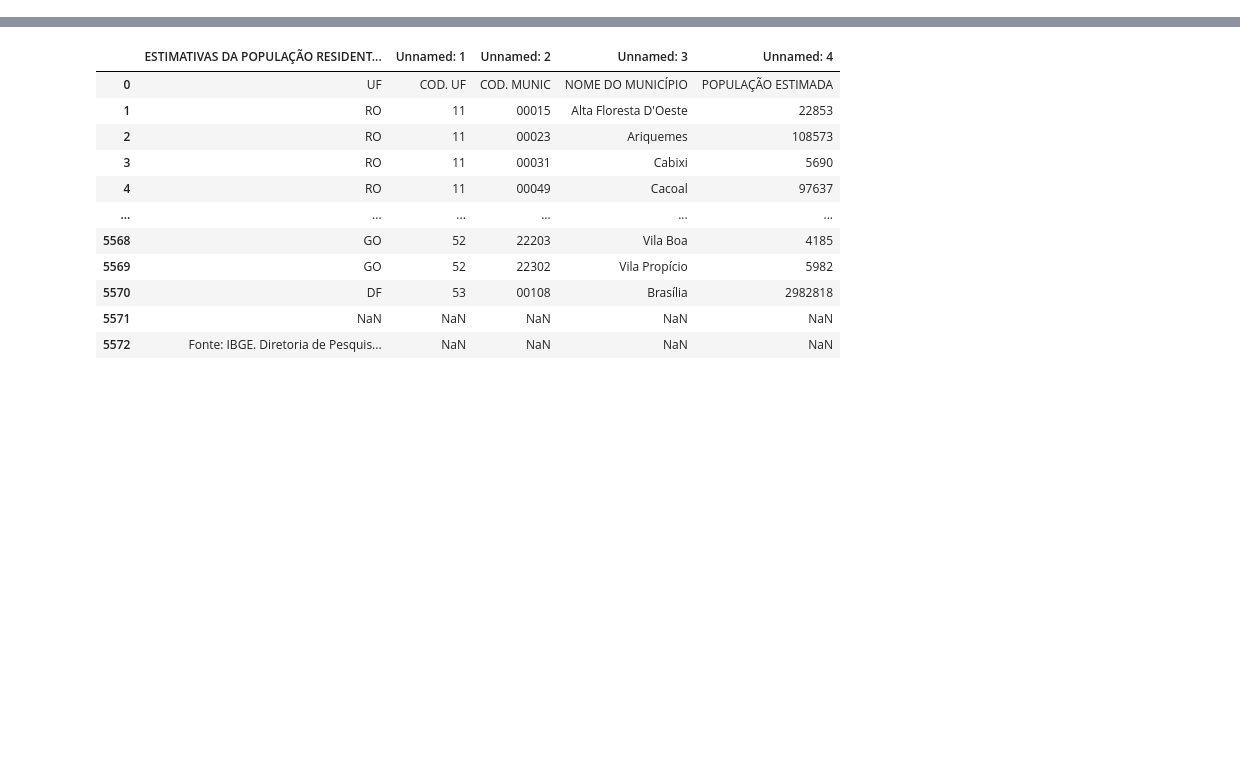
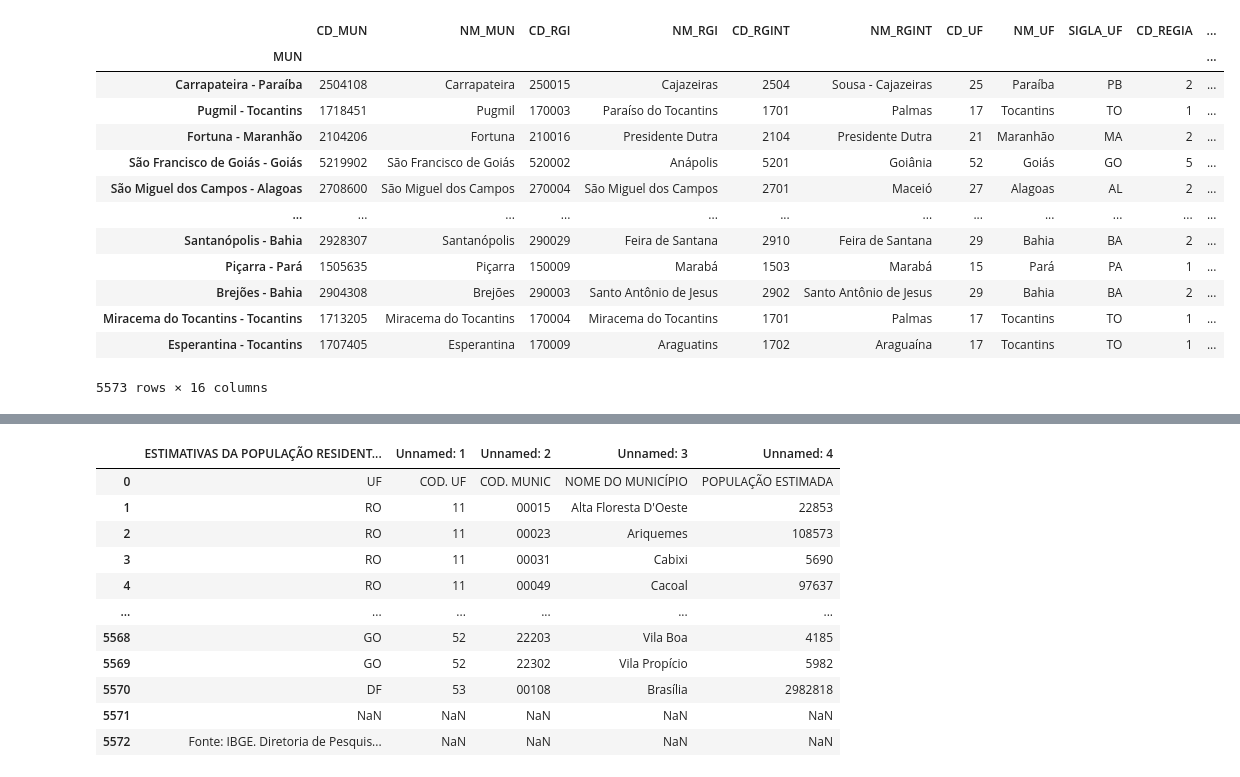
Before and after one commit to ViniAS/TCC, a Jupyter notebook: graph.ipynb, the cells around one changed output, grey strips where cells are left out. Cells and saved outputs as stored; diff of their text form; code cells hidden in the pictures; blank space fills up the shorter version.

```diff
--- a/graph.ipynb
+++ b/graph.ipynb
@@ -5,2 +11,23 @@ from src.transform_data import get_city_name
+# %%
+mapa = gpd.read_file("/home/vinicius/Documents/GitHub/TCC/data/BR_Municipios_2024/BR_Municipios_2024.shp")
+# %%
+mapa['MUN'] = mapa['NM_MUN'].astype(str) + ' - ' + mapa['NM_UF']
+mapa.set_index('MUN', inplace=True)
+mapa
+# %% [output]
+|  | CD_MUN | NM_MUN | CD_RGI | NM_RGI | CD_RGINT | NM_RGINT | CD_UF | NM_UF | SIGLA_UF | CD_REGIA | ... |
+| MUN |  |  |  |  |  |  |  |  |  |  | ... |
+| Carrapateira - Paraíba | 2504108 | Carrapateira | 250015 | Cajazeiras | 2504 | Sousa - Cajazeiras | 25 | Paraíba | PB | 2 | ... |
+| Pugmil - Tocantins | 1718451 | Pugmil | 170003 | Paraíso do Tocantins | 1701 | Palmas | 17 | Tocantins | TO | 1 | ... |
+| Fortuna - Maranhão | 2104206 | Fortuna | 210016 | Presidente Dutra | 2104 | Presidente Dutra | 21 | Maranhão | MA | 2 | ... |
+| São Francisco de Goiás - Goiás | 5219902 | São Francisco de Goiás | 520002 | Anápolis | 5201 | Goiânia | 52 | Goiás | GO | 5 | ... |
+| São Miguel dos Campos - Alagoas | 2708600 | São Miguel dos Campos | 270004 | São Miguel dos Campos | 2701 | Maceió | 27 | Alagoas | AL | 2 | ... |
+| ... | ... | ... | ... | ... | ... | ... | ... | ... | ... | ... | ... |
+| Santanópolis - Bahia | 2928307 | Santanópolis | 290029 | Feira de Santana | 2910 | Feira de Santana | 29 | Bahia | BA | 2 | ... |
+| Piçarra - Pará | 1505635 | Piçarra | 150009 | Marabá | 1503 | Marabá | 15 | Pará | PA | 1 | ... |
+| Brejões - Bahia | 2904308 | Brejões | 290003 | Santo Antônio de Jesus | 2902 | Santo Antônio de Jesus | 29 | Bahia | BA | 2 | ... |
+| Miracema do Tocantins - Tocantins | 1713205 | Miracema do Tocantins | 170004 | Miracema do Tocantins | 1701 | Palmas | 17 | Tocantins | TO | 1 | ... |
+| Esperantina - Tocantins | 1707405 | Esperantina | 170009 | Araguatins | 1702 | Araguaína | 17 | Tocantins | TO | 1 | ... |
+5573 rows × 16 columns
 # %%
 df = pd.read_csv('data/agg_data/infectious_disease.csv')
```
Also changed, not shown: parts of 18 cells of this notebook, 3 other files.
